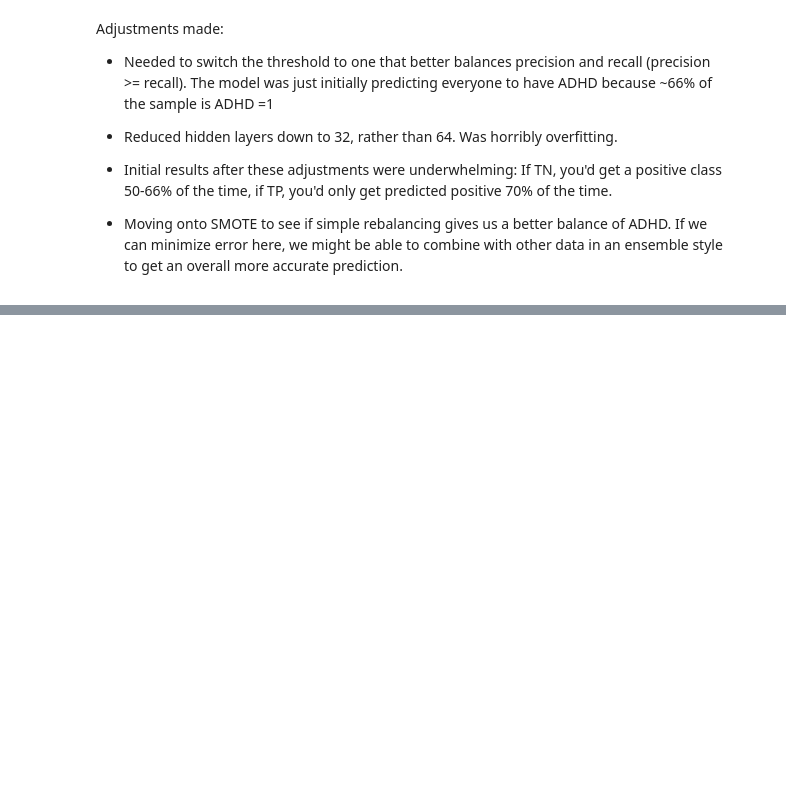
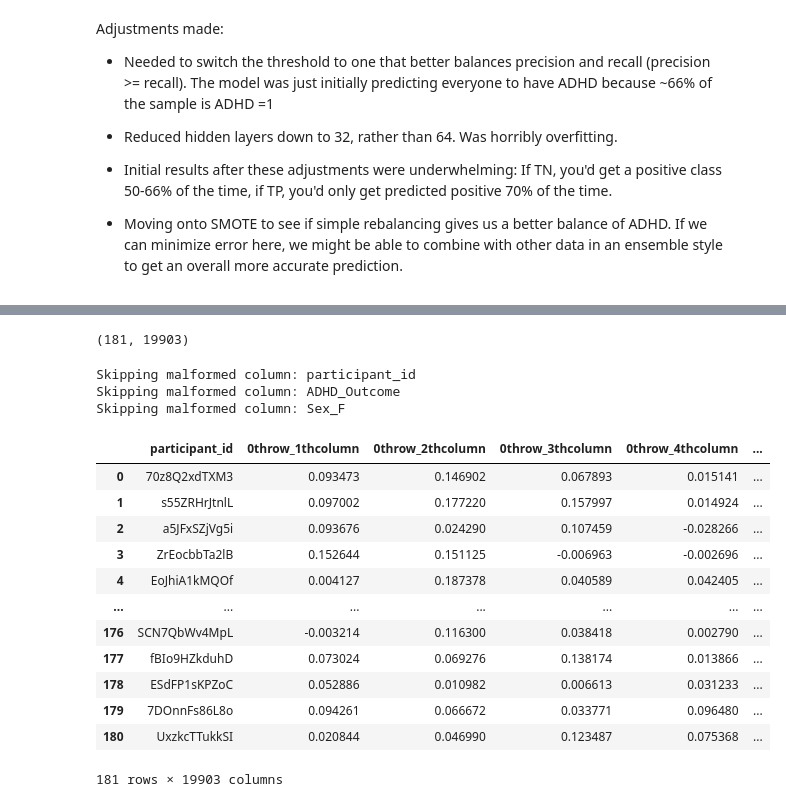
Before and after one commit to psgiese/wids-2025-mupd, a Jupyter notebook: notebooks/connectome_classifier_v1.ipynb, the cells around one changed output, grey strips where cells are left out. Saved outputs shown, nothing was run; the diff lists cells and outputs as text; code cells hidden in the pictures; blank space fills up the shorter version.

```diff
--- a/notebooks/connectome_classifier_v1.ipynb
+++ b/notebooks/connectome_classifier_v1.ipynb
@@ -917,0 +898,26 @@ plt.legend();
+# %%
+validation_ids = pd.read_csv('/Users/paigegiese/SYG/wids-2025-mupd/data/TRAIN/validation_ids.csv')['participant_id'].tolist()
+df = pd.read_csv('/Users/paigegiese/SYG/wids-2025-mupd/data/TRAIN/TRAIN_FUNCTIONAL_CONNECTOME_MATRICES.csv')
+df = df.loc[df['participant_id'].isin(validation_ids)].reset_index(drop=True)
+solutions = pd.read_csv('/Users/paigegiese/SYG/wids-2025-mupd/data/TRAIN/TRAINING_SOLUTIONS.csv')
+solutions = solutions.loc[solutions['participant_id'].isin(validation_ids)].reset_index(drop=True)
+df_labeled = df.merge(solutions, how='inner', on='participant_id')
+print(df_labeled.shape)
+# %% [output]
+(181, 19903)
+# %%
+region_pairs = []
+for col in df_labeled.columns:
+    try:
+        i, j = col.split('throw_')
+        i = int(i)  # Convert "0throw" → 0
+        j = int(j.replace('thcolumn', ''))  # Convert "2thcolumn" → 2
+        region_pairs.append((i, j))
+    except ValueError:
+        print(f"Skipping malformed column: {col}")
+
+region_pairs = np.array(region_pairs)
+# %% [output]
+Skipping malformed column: participant_id
+Skipping malformed column: ADHD_Outcome
+Skipping malformed column: Sex_F
@@ -917,0 +936,16 @@ plt.legend();
+# %%
+df_labeled
+# %% [output]
+|  | participant_id | 0throw_1thcolumn | 0throw_2thcolumn | 0throw_3thcolumn | 0throw_4thcolumn | ... |
+| 0 | 70z8Q2xdTXM3 | 0.093473 | 0.146902 | 0.067893 | 0.015141 | ... |
+| 1 | s55ZRHrJtnlL | 0.097002 | 0.177220 | 0.157997 | 0.014924 | ... |
+| 2 | a5JFxSZjVg5i | 0.093676 | 0.024290 | 0.107459 | -0.028266 | ... |
+| 3 | ZrEocbbTa2lB | 0.152644 | 0.151125 | -0.006963 | -0.002696 | ... |
+| 4 | EoJhiA1kMQOf | 0.004127 | 0.187378 | 0.040589 | 0.042405 | ... |
+| ... | ... | ... | ... | ... | ... | ... |
+| 176 | SCN7QbWv4MpL | -0.003214 | 0.116300 | 0.038418 | 0.002790 | ... |
+| 177 | fBIo9HZkduhD | 0.073024 | 0.069276 | 0.138174 | 0.013866 | ... |
+| 178 | ESdFP1sKPZoC | 0.052886 | 0.010982 | 0.006613 | 0.031233 | ... |
+| 179 | 7DOnnFs86L8o | 0.094261 | 0.066672 | 0.033771 | 0.096480 | ... |
+| 180 | UxzkcTTukkSI | 0.020844 | 0.046990 | 0.123487 | 0.075368 | ... |
+181 rows × 19903 columns
```
Also changed, not shown: parts of 20 cells of this notebook, 3 other files.
